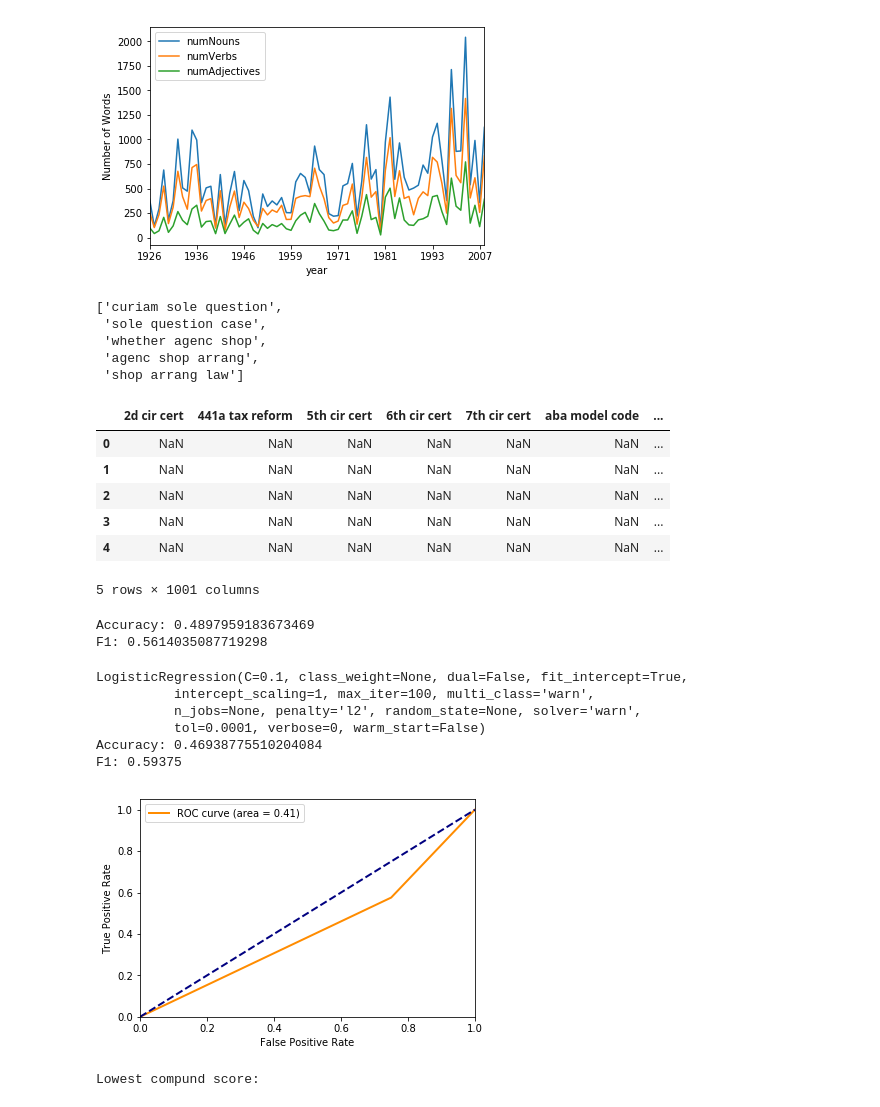
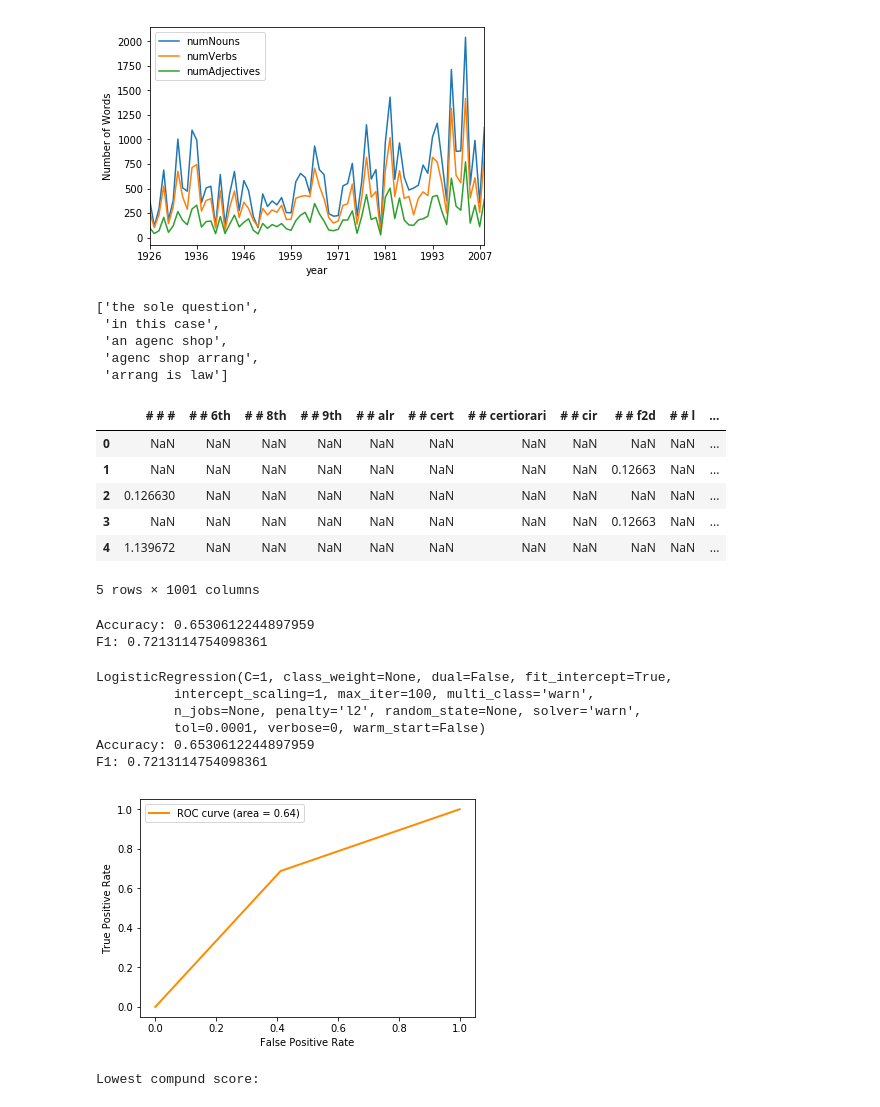
Before and after one commit to tobiaslue/RobotJudge, a Jupyter notebook: Assignment1.ipynb, the cells around one changed output. Cells and saved outputs as stored; diff of their text form; code cells hidden in the pictures.

```diff
--- a/Assignment1.ipynb
+++ b/Assignment1.ipynb
@@ -148,7 +144,7 @@ plt.show()
 [figure]
 # %%
 #Problem 3
-def normalize(doc):
+def normalize(doc): #code snippet from Solutions_01
     tokens = []
     for sent in doc.sents:
         sent = str(sent)
@@ -156,11 +152,11 @@ def normalize(doc):
         lower = sent.lower() # all lower case
         nopunc = lower.translate(translator) # remove punctuation
         words = nopunc.split() # split into tokens
-        nostop = [w for w in words if w not in stoplist] # remove stopwords
-        no_numbers = [w if not w.isdigit() else '#' for w in nostop] # normalize numbers
+        no_numbers = [w if not w.isdigit() else '#' for w in words] # normalize numbers
         stemmed = [stemmer.stem(w) for w in no_numbers] # stem each word
         tokens += stemmed # add to list of tokens for this document
         #Do not remove names because some laws are named after people or places
+        #Do not remove stopwords because they can be important in legal documents and I got much better results with stopwords
     return tokens
 
 
@@ -169,7 +165,7 @@ df['cleanToken'] = df['doc'].apply(normalize)
 def findTriGrams(doc):
     trigram = []
     for i in range(0, len(doc) - 2):
-        if doc[i+2].pos_ == 'NOUN' and str(doc[i]) != '#' and str(doc[i+1]) != '#' and str(doc[i+2]) != '#':
+        if doc[i+2].pos_ == 'NOUN': # and str(doc[i]) != '#' and str(doc[i+1]) != '#' and str(doc[i+2]) != '#':
             trigram.append(str(doc[i]) + " " + str(doc[i+1]) + " " + str(doc[i+2]))
 
     return trigram
@@ -182,11 +178,11 @@ df['cleanTokenDoc'] = df['cleanToken'].apply(makeDoc)
 df['trigrams'] = df['cleanTokenDoc'].apply(findTriGrams)
 df['trigrams'][0][:5]
 # %% [output]
-['curiam sole question',
- 'sole question case',
- 'whether agenc shop',
+['the sole question',
+ 'in this case',
+ 'an agenc shop',
  'agenc shop arrang',
- 'shop arrang law']
+ 'arrang is law']
 # %%
 #Problem 4
 termFrequencies = Counter()
@@ -215,12 +211,12 @@ featuresSparse = features.to_sparse()
 
 featuresSparse.head()
 # %% [output]
-|  | 2d cir cert | 441a tax reform | 5th cir cert | 6th cir cert | 7th cir cert | aba model code | ... |
-| 0 | NaN | NaN | NaN | NaN | NaN | NaN | ... |
-| 1 | NaN | NaN | NaN | NaN | NaN | NaN | ... |
-| 2 | NaN | NaN | NaN | NaN | NaN | NaN | ... |
-| 3 | NaN | NaN | NaN | NaN | NaN | NaN | ... |
-| 4 | NaN | NaN | NaN | NaN | NaN | NaN | ... |
+|  | # # # | # # 6th | # # 8th | # # 9th | # # alr | # # cert | # # certiorari | # # cir | # # f2d | # # l | ... |
+| 0 | NaN | NaN | NaN | NaN | NaN | NaN | NaN | NaN | NaN | NaN | ... |
+| 1 | NaN | NaN | NaN | NaN | NaN | NaN | NaN | NaN | 0.12663 | NaN | ... |
+| 2 | 0.126630 | NaN | NaN | NaN | NaN | NaN | NaN | NaN | NaN | NaN | ... |
+| 3 | NaN | NaN | NaN | NaN | NaN | NaN | NaN | NaN | 0.12663 | NaN | ... |
+| 4 | 1.139672 | NaN | NaN | NaN | NaN | NaN | NaN | NaN | NaN | NaN | ... |
 5 rows × 1001 columns
 # %%
 #Problem 5
@@ -246,8 +242,8 @@ pred = logReg.predict(X_test)
 print('Accuracy: ' + str(logReg.score(X_test, y_test)))
 print('F1: '+ str(f1_score(y_test, pred)))
 # %% [output]
-Accuracy: 0.4897959183673469
-F1: 0.5614035087719298
+Accuracy: 0.6530612244897959
+F1: 0.7213114754098361
 # %%
 #Problem 6
 params = {'C':[.001,.01,.1,1,10,11]}
@@ -262,40 +258,37 @@ logReg.fit(X_train, y_train)
 pred = logReg.predict(X_test)
 
 fpr, tpr, thresholds = metrics.roc_curve(y_test, pred, pos_label=2)
 print('Accuracy: ' + str(logReg.score(X_test, y_test)))
 print('F1: '+ str(f1_score(y_test, pred)))
 
 
 n_classes = len(y_train)
 fpr = dict()
 tpr = dict()
 roc_auc = dict()
 
 for i in range(n_classes):
     fpr[i], tpr[i], _ = metrics.roc_curve(y_test, pred)
     roc_auc[i] = metrics.auc(fpr[i], tpr[i])
 
 
 plt.figure()
 lw = 2
 plt.plot(fpr[2], tpr[2], color='darkorange',
          lw=lw, label='ROC curve (area = %0.2f)' % roc_auc[2])
-plt.plot([0, 1], [0, 1], color='navy', lw=lw, linestyle='--')
-plt.xlim([0.0, 1.0])
-plt.ylim([0.0, 1.05])
 plt.xlabel('False Positive Rate')
 plt.ylabel('True Positive Rate')
 
 plt.legend()
 plt.show()
 # %% [output]
-LogisticRegression(C=0.1, class_weight=None, dual=False, fit_intercept=True,
+LogisticRegression(C=1, class_weight=None, dual=False, fit_intercept=True,
           intercept_scaling=1, max_iter=100, multi_class='warn',
           n_jobs=None, penalty='l2', random_state=None, solver='warn',
           tol=0.0001, verbose=0, warm_start=False)
-Accuracy: 0.46938775510204084
-F1: 0.59375
+Accuracy: 0.6530612244897959
+F1: 0.7213114754098361
-[figure, old version]
+[figure, new version]
 # %%
 #Problem 7
 
```
Also changed, not shown: parts of 2 cells of this notebook.
